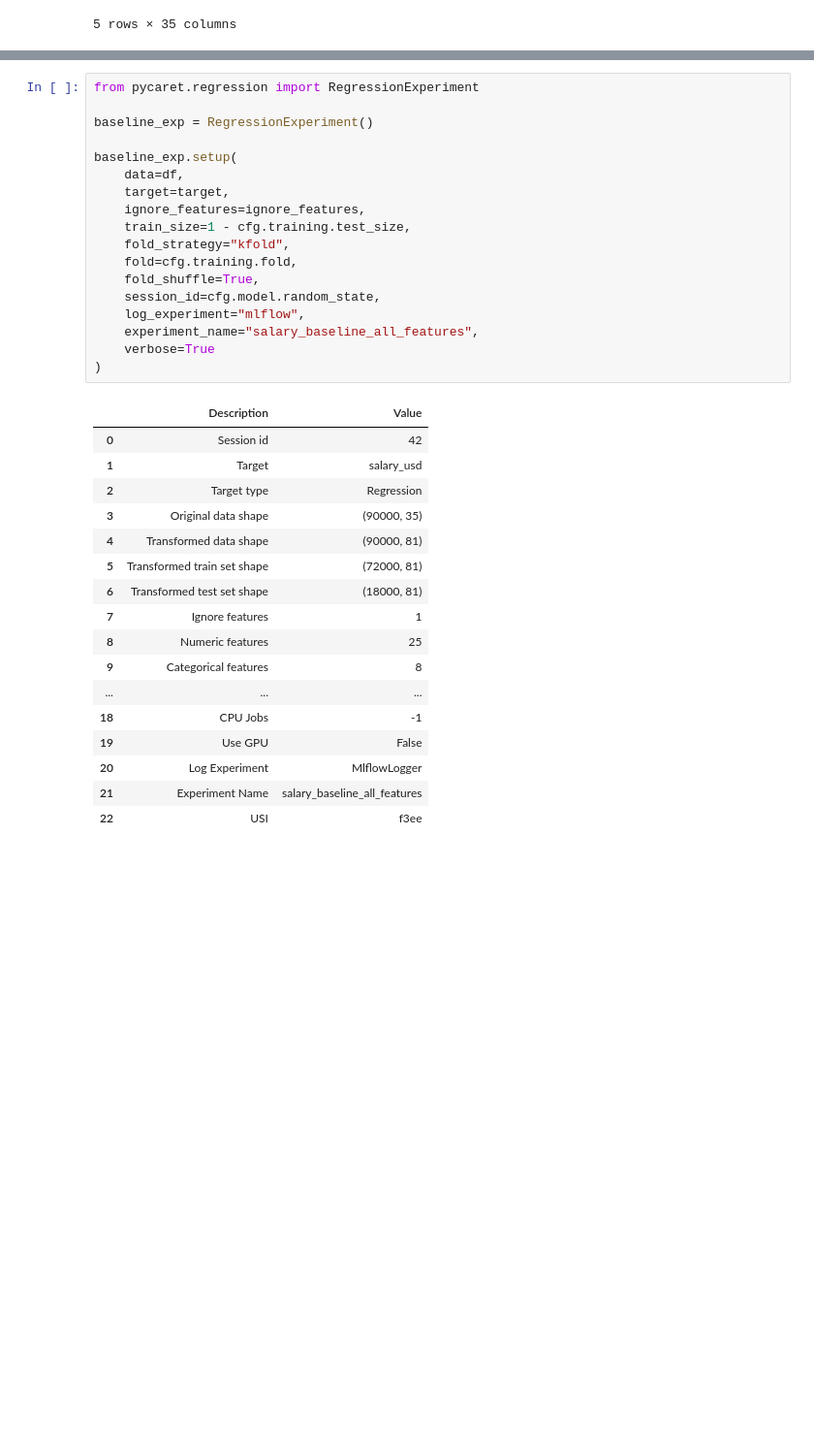
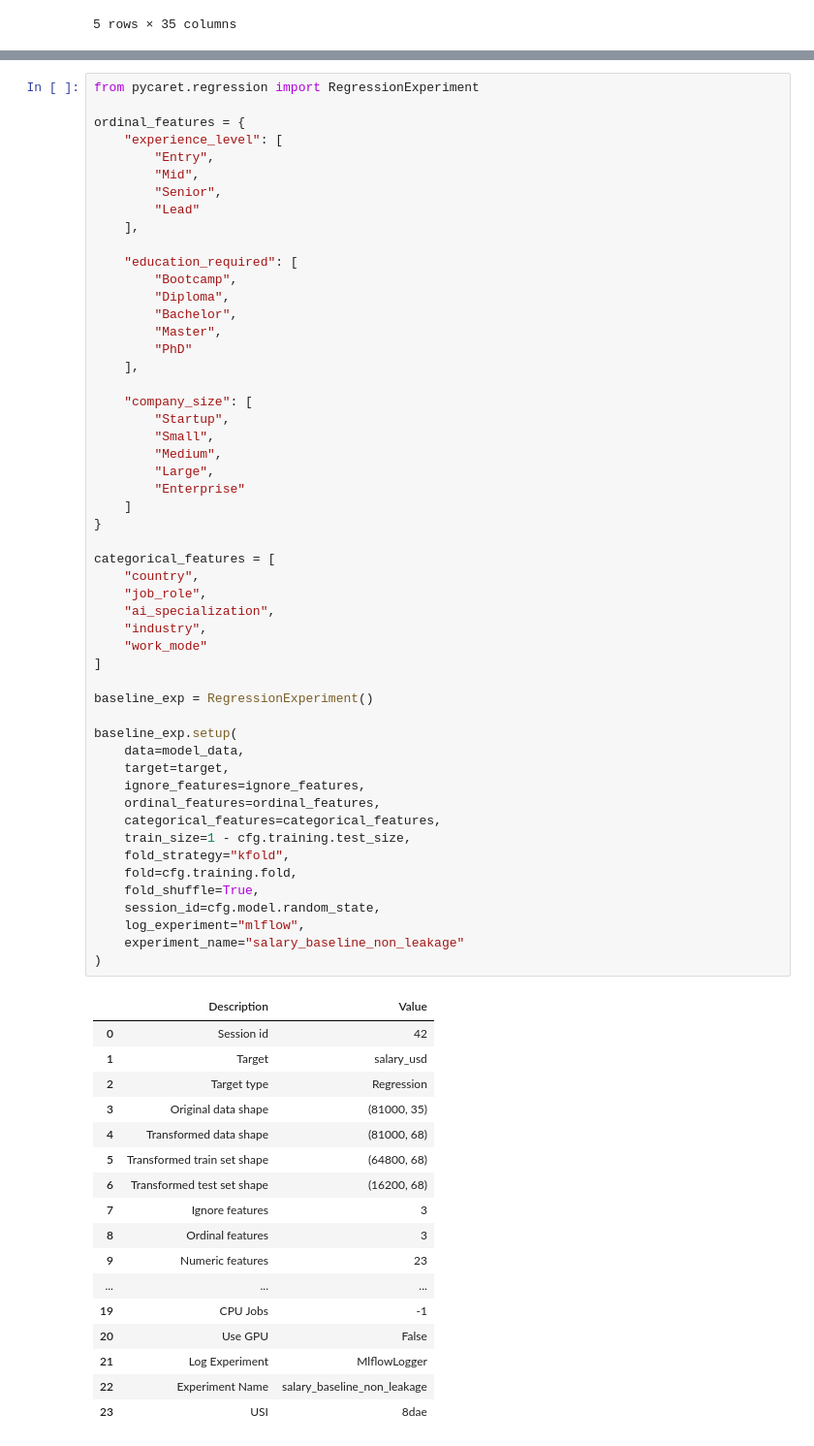
Before and after one commit to 1008tommy/mlops-assignment, a Jupyter notebook: darren/notebooks/modelling.ipynb, the cells around one changed output, grey strips where cells are left out. Shown at 97% size. Saved outputs shown, nothing was run; the diff lists cells and outputs as text; blank space fills up the shorter version.

```diff
--- a/darren/notebooks/modelling.ipynb
+++ b/darren/notebooks/modelling.ipynb
@@ -81,36 +113,70 @@ mlflow.set_experiment("salary_baseline_all_features")
 # %%
 from pycaret.regression import RegressionExperiment
+
+ordinal_features = {
+    "experience_level": [
+        "Entry",
+        "Mid",
+        "Senior",
+        "Lead"
+    ],
+
+    "education_required": [
+        "Bootcamp",
+        "Diploma",
+        "Bachelor",
+        "Master",
+        "PhD"
+    ],
+
+    "company_size": [
+        "Startup",
+        "Small",
+        "Medium",
+        "Large",
+        "Enterprise"
+    ]
+}
+
+categorical_features = [
+    "country",
+    "job_role",
+    "ai_specialization",
+    "industry",
+    "work_mode"
+]
 
 baseline_exp = RegressionExperiment()
 
 baseline_exp.setup(
-    data=df,
+    data=model_data,
     target=target,
     ignore_features=ignore_features,
+    ordinal_features=ordinal_features,
+    categorical_features=categorical_features,
     train_size=1 - cfg.training.test_size,
     fold_strategy="kfold",
     fold=cfg.training.fold,
     fold_shuffle=True,
     session_id=cfg.model.random_state,
     log_experiment="mlflow",
-    experiment_name="salary_baseline_all_features",
-    verbose=True
+    experiment_name="salary_baseline_non_leakage"
 )
 # %% [output]
 |  | Description | Value |
 | 0 | Session id | 42 |
 | 1 | Target | salary_usd |
 | 2 | Target type | Regression |
-| 3 | Original data shape | (90000, 35) |
-| 4 | Transformed data shape | (90000, 81) |
-| 5 | Transformed train set shape | (72000, 81) |
-| 6 | Transformed test set shape | (18000, 81) |
-| 7 | Ignore features | 1 |
-| 8 | Numeric features | 25 |
-| 9 | Categorical features | 8 |
+| 3 | Original data shape | (81000, 35) |
+| 4 | Transformed data shape | (81000, 68) |
+| 5 | Transformed train set shape | (64800, 68) |
+| 6 | Transformed test set shape | (16200, 68) |
+| 7 | Ignore features | 3 |
+| 8 | Ordinal features | 3 |
+| 9 | Numeric features | 23 |
 | ... | ... | ... |
-| 18 | CPU Jobs | -1 |
-| 19 | Use GPU | False |
-| 20 | Log Experiment | MlflowLogger |
-| 21 | Experiment Name | salary_baseline_all_features |
-| 22 | USI | f3ee |
+| 19 | CPU Jobs | -1 |
+| 20 | Use GPU | False |
+| 21 | Log Experiment | MlflowLogger |
+| 22 | Experiment Name | salary_baseline_non_leakage |
+| 23 | USI | 8dae |
```
Also changed, not shown: parts of 35 cells of this notebook, 4 other files.
